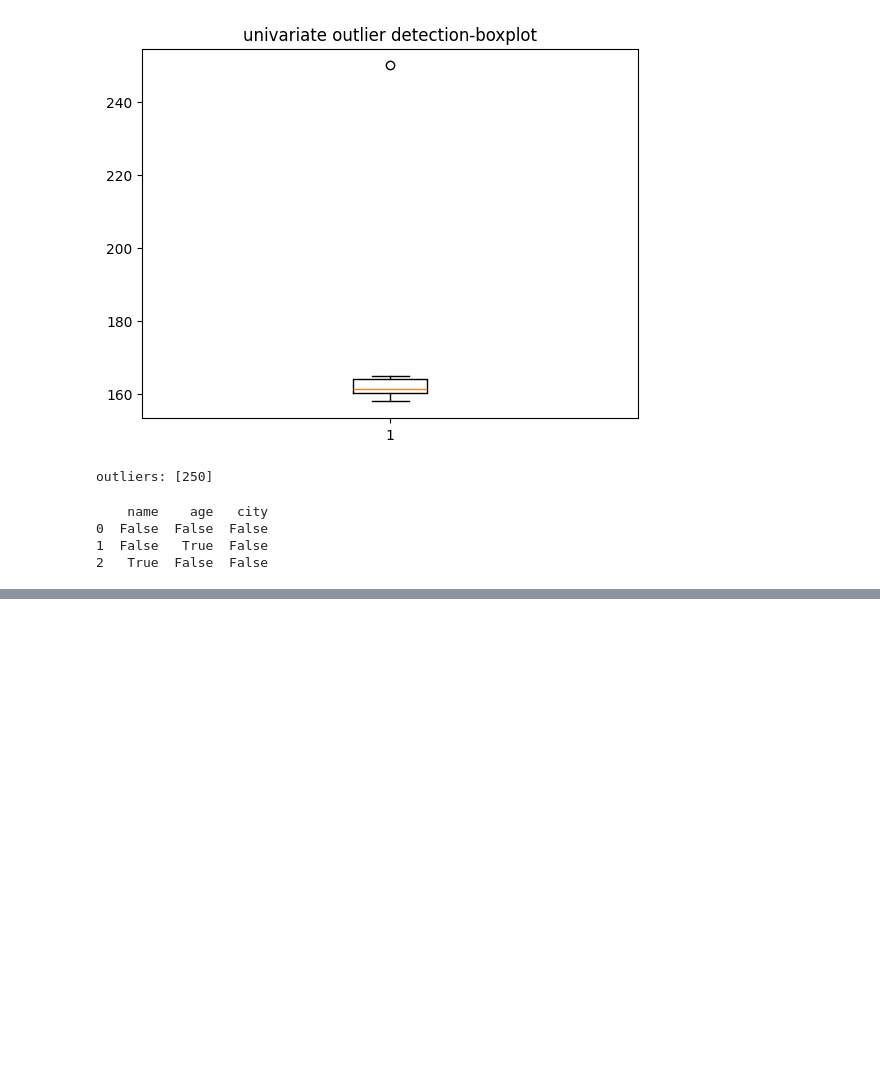
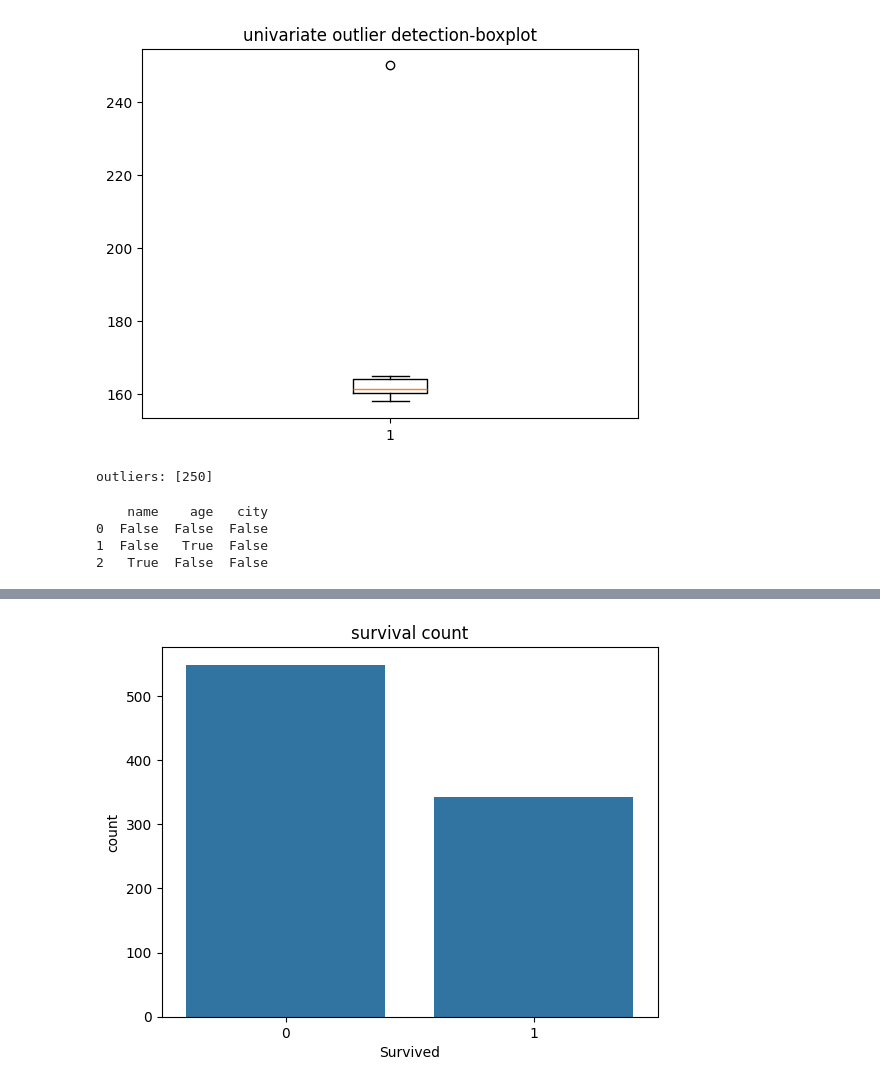
Before and after one commit to bvvspoly/gitdemo516, a Jupyter notebook: 23CS516.ipynb, the cells around one changed output, grey strips where cells are left out. Drawn from its saved outputs; the diff is of its cells as text; code cells hidden in the pictures; blank space fills up the shorter version.

```diff
--- a/23CS516.ipynb
+++ b/23CS516.ipynb
@@ -2113,0 +2036,7 @@ plt.show()
+# %%
+import pandas as pd
+import numpy as np
+import seaborn as sns
+import matplotlib.pyplot as plt
+df=pd.read_csv('/content/titanic.csv')
+df.describe()
@@ -2113,0 +2053,6 @@ plt.show()
+# %%
+sns.countplot(x='Survived',data=df)
+plt.title("survival count")
+plt.show()
+# %% [output]
+[figure, added]
```
Also changed, not shown: parts of 39 cells of this notebook.
